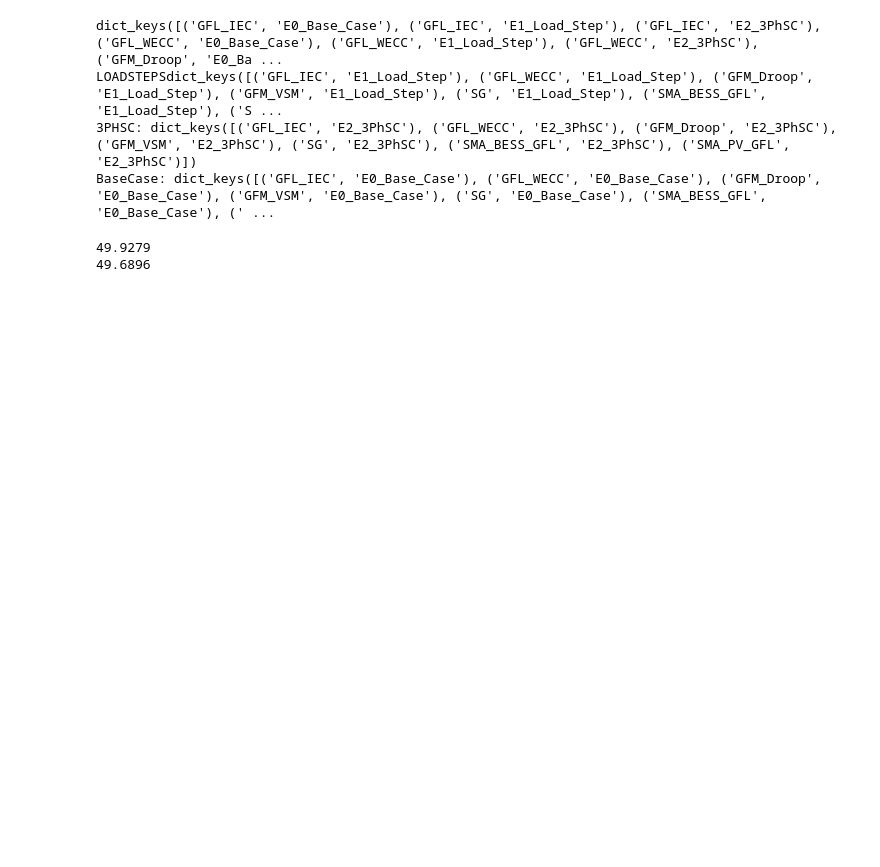
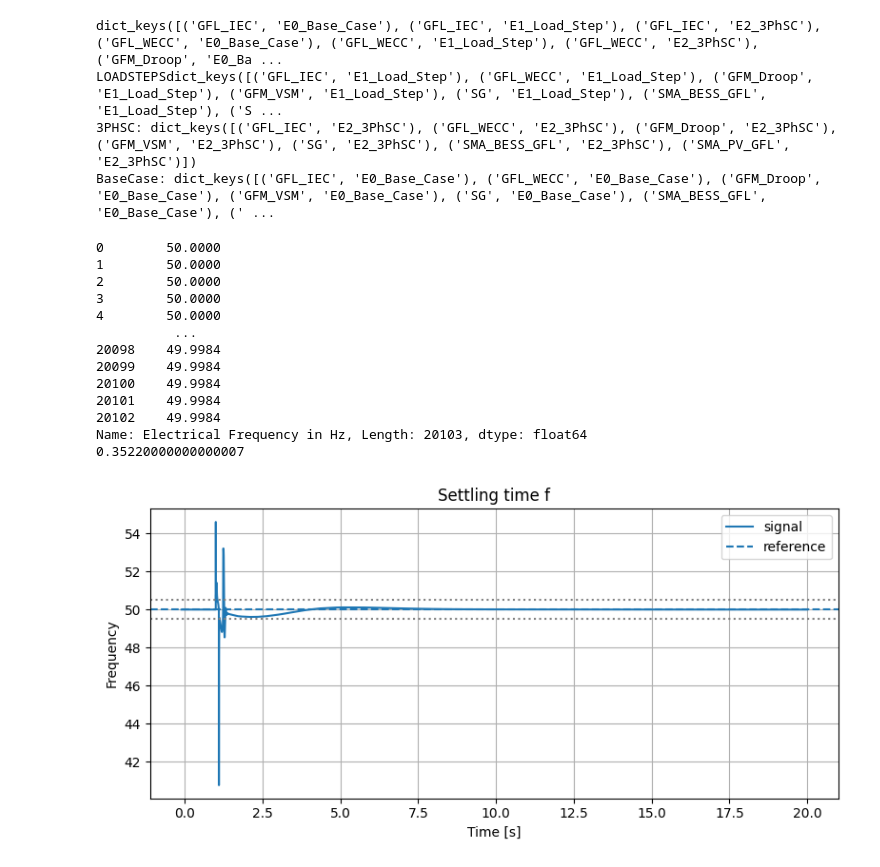
Before and after one commit to marioataveraleon/Thesis, a Jupyter notebook: Scripts/kpis.ipynb, the cells around one changed output. Cells and saved outputs as stored; diff of their text form; code cells hidden in the pictures; blank space fills up the shorter version.

```diff
--- a/Scripts/kpis.ipynb
+++ b/Scripts/kpis.ipynb
@@ -63,6 +63,25 @@ def finite_diff_derivative(t: np.ndarray, y:np.ndarray) ->np.ndarray:
     """
     dydt = np.gradient(y,t)
     return dydt
+
+def plot_signal(t,y,y_ref = None,band = None, title = "Signal",y_label = "Value"):
+    plt.figure(figsize=(8,4))
+    plt.plot(t,y,label = "signal")
+
+    if y_ref is not None:
+        plt.axhline(y_ref,linestyle="--",label = "reference")
+
+    if y_ref is not None:
+        plt.axhline(y_ref + band, linestyle=":", color="gray")
+        plt.axhline(y_ref - band, linestyle=":", color="gray")
+
+    plt.xlabel("Time [s]")
+    plt.ylabel(y_label)
+    plt.title(title)
+    plt.grid(True)
+    plt.legend()
+    plt.tight_layout()
+    plt.show()
 # %%
 def load_all_results(results_root: str | Path,
                       colmap) -> Dict[Tuple[str, str], pd.DataFrame]:
@@ -270,14 +289,29 @@ BaseCase: dict_keys([('GFL_IEC', 'E0_Base_Case'), ('GFL_WECC', 'E0_Base_Case'),
 # %%
 
 gfl_iec_ls = loadsteps[("GFL_IEC","E1_Load_Step")]
 nadir = kpi_f_nadir(gfl_iec_ls,colmap,0.95,15)
-gfl_iec_sc = three_ph_scs[("SG","E2_3PhSC")]
-nadirsc = kpi_f_nadir(gfl_iec_sc,colmap,0,15)
-print(nadir)
-print(nadirsc)
+gfl_iec_sc = three_ph_scs[('GFM_Droop', 'E2_3PhSC')]
+t = get_series(gfl_iec_sc,colmap,"t")
+f =get_series(gfl_iec_sc,colmap,"f")
+print(f)
+settling_time = kpi_settling_time_f(gfl_iec_sc,colmap,0.95,50,0.5,0.5,20)
+print(settling_time)
+plot_signal(t,f,50,0.5,"Settling time f","Frequency")
 # %% [output]
-49.9279
-49.6896
+0        50.0000
+1        50.0000
+2        50.0000
+3        50.0000
+4        50.0000
+          ...
+20098    49.9984
+20099    49.9984
+20100    49.9984
+20101    49.9984
+20102    49.9984
+Name: Electrical Frequency in Hz, Length: 20103, dtype: float64
+0.35220000000000007
+[figure, added]
 # %%
 rows = []
 for (technology,fault), df in loadsteps.items():
```
Also changed, not shown: parts of 3 cells of this notebook.
